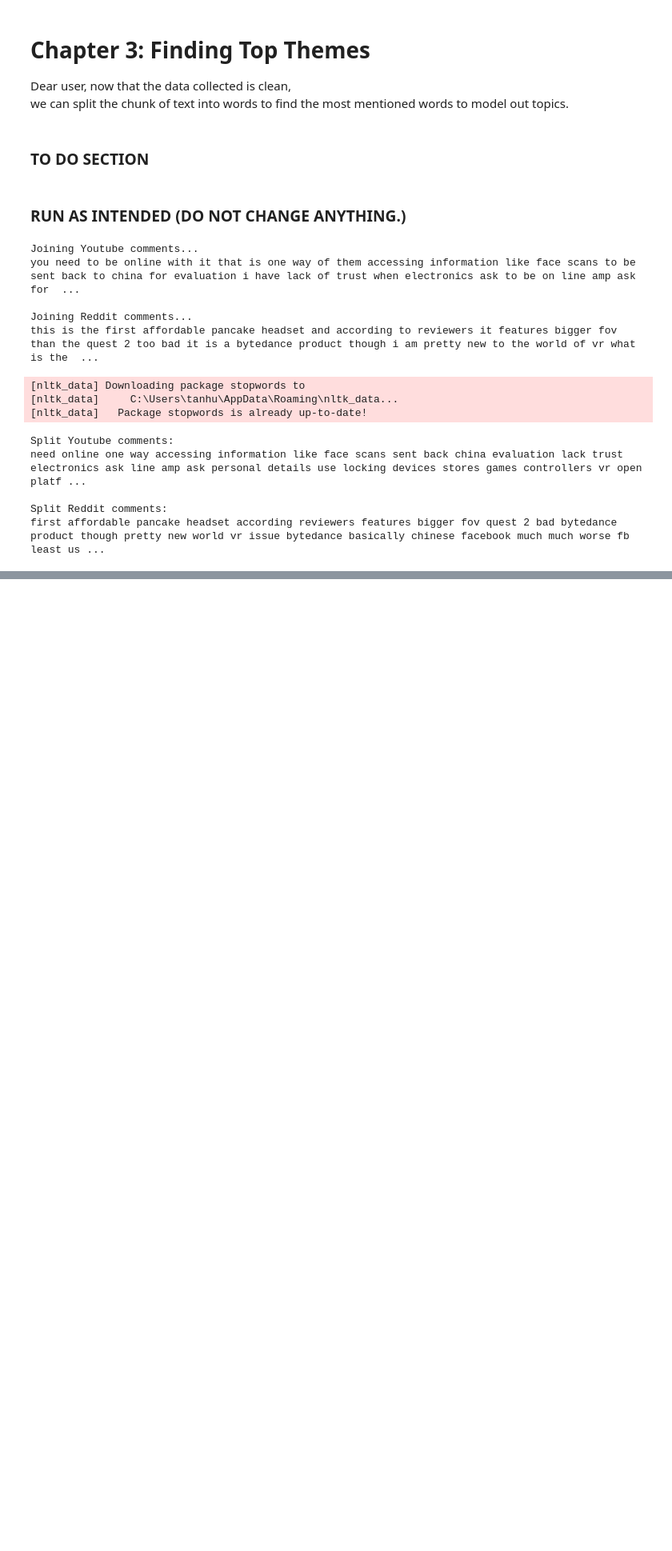
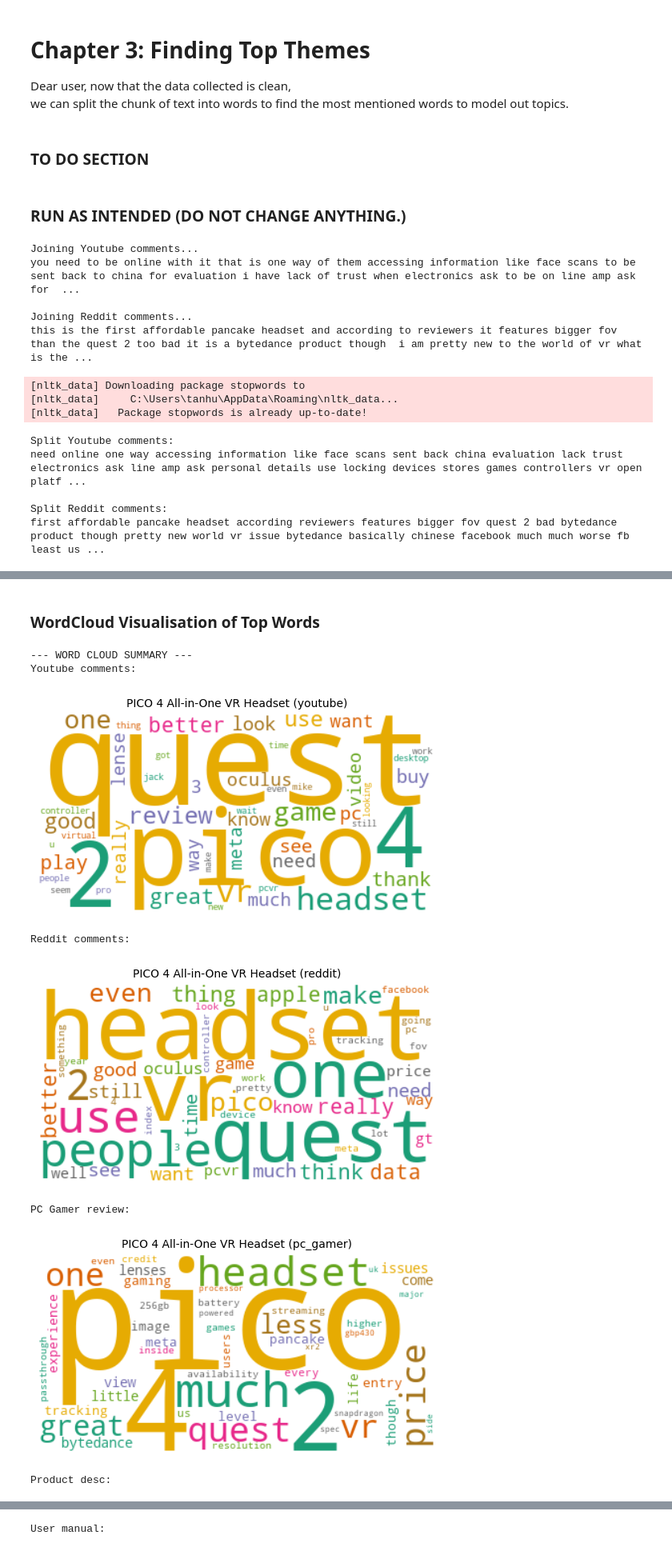
Before and after one commit to hunchongtan/Hoverfly_SUTD, a Jupyter notebook: chap3.ipynb, the cells around one changed output, grey strips where cells are left out. Shown at 80% size. Drawn from its saved outputs; the diff is of its cells as text; code cells hidden in the pictures; blank space fills up the shorter version.

```diff
--- a/chap3.ipynb
+++ b/chap3.ipynb
@@ -85,0 +172,43 @@ first affordable pancake headset according reviewers features bigger fov quest 2
+# %% [markdown]
+### WordCloud Visualisation of Top Words
+# %%
+""" Generate WordCloud """
+def generate_wordcloud(all_text, file):
+    from wordcloud import WordCloud, STOPWORDS
+    STOPWORDS.update(stopwords)
+
+    wc = WordCloud(stopwords=STOPWORDS, background_color="white", colormap="Dark2", collocations=False,
+                max_font_size=150, include_numbers=True, random_state=42, max_words=50)
+
+    wc.generate(all_text)
+
+    plt.imshow(wc, interpolation="bilinear")
+    plt.axis("off")
+    plt.title("%s (%s)" % (search_terms, file), fontsize=10)
+    plt.savefig("support/%s/%s/WordCloud.png" % (search_terms, file))
+    plt.show()
+
+print("--- WORD CLOUD SUMMARY ---")
+print("Youtube comments:")
+generate_wordcloud(all_youtube_comments, "youtube")
+print()
+print("Reddit comments:")
+generate_wordcloud(all_reddit_comments, "reddit")
+print()
+print("PC Gamer review:")
+generate_wordcloud(all_pc_gamer, "pc_gamer")
+print()
+print("Product desc:")
+generate_wordcloud(all_product_desc, "product_desc")
+print()
+print("User manual:")
+generate_wordcloud(all_user_manual, "user_manual")
+# %% [output]
+--- WORD CLOUD SUMMARY ---
+Youtube comments:
+[figure, added]
+Reddit comments:
+[figure, added]
+PC Gamer review:
+[figure, added]
+Product desc:
@@ -85,0 +216 @@ first affordable pancake headset according reviewers features bigger fov quest 2
+User manual:
```
Also changed, not shown: parts of 6 cells of this notebook, 35 other files.
